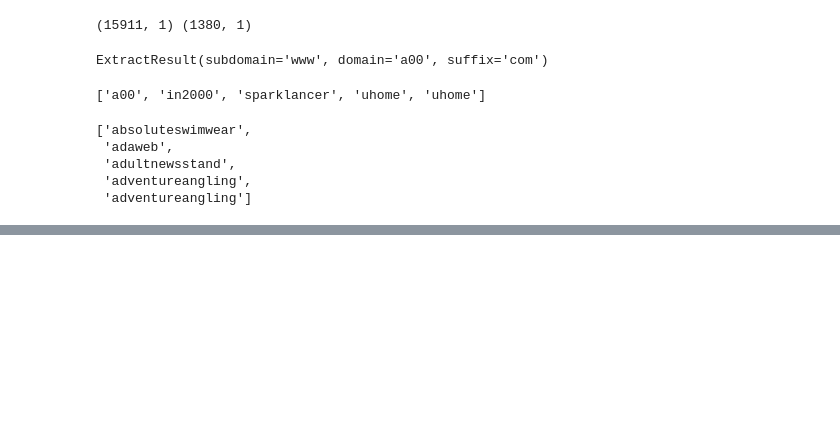
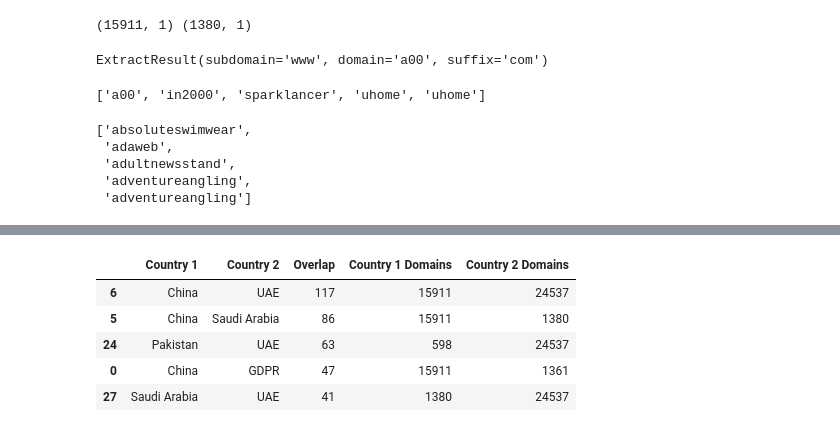
Before and after one commit to lilybhattacharjee5/polisci-vis, a Jupyter notebook: notebooks/preliminary-blocked-site-overlap.ipynb, the cells around one changed output, grey strips where cells are left out. Saved outputs shown, nothing was run; the diff lists cells and outputs as text; code cells hidden in the pictures; blank space fills up the shorter version.

```diff
--- a/notebooks/preliminary-blocked-site-overlap.ipynb
+++ b/notebooks/preliminary-blocked-site-overlap.ipynb
@@ -68,0 +258,10 @@ print(block_china_sa[:5], len(block_china_sa))
+# %%
+ordered_overlap = blocked_site_overlap.sort_values('Overlap', ascending = False)
+ordered_overlap.head()
+# %% [output]
+|  | Country 1 | Country 2 | Overlap | Country 1 Domains | Country 2 Domains |
+| 6 | China | UAE | 117 | 15911 | 24537 |
+| 5 | China | Saudi Arabia | 86 | 15911 | 1380 |
+| 24 | Pakistan | UAE | 63 | 598 | 24537 |
+| 0 | China | GDPR | 47 | 15911 | 1361 |
+| 27 | Saudi Arabia | UAE | 41 | 1380 | 24537 |
```
Also changed, not shown: parts of 19 cells of this notebook, 2 other files.
